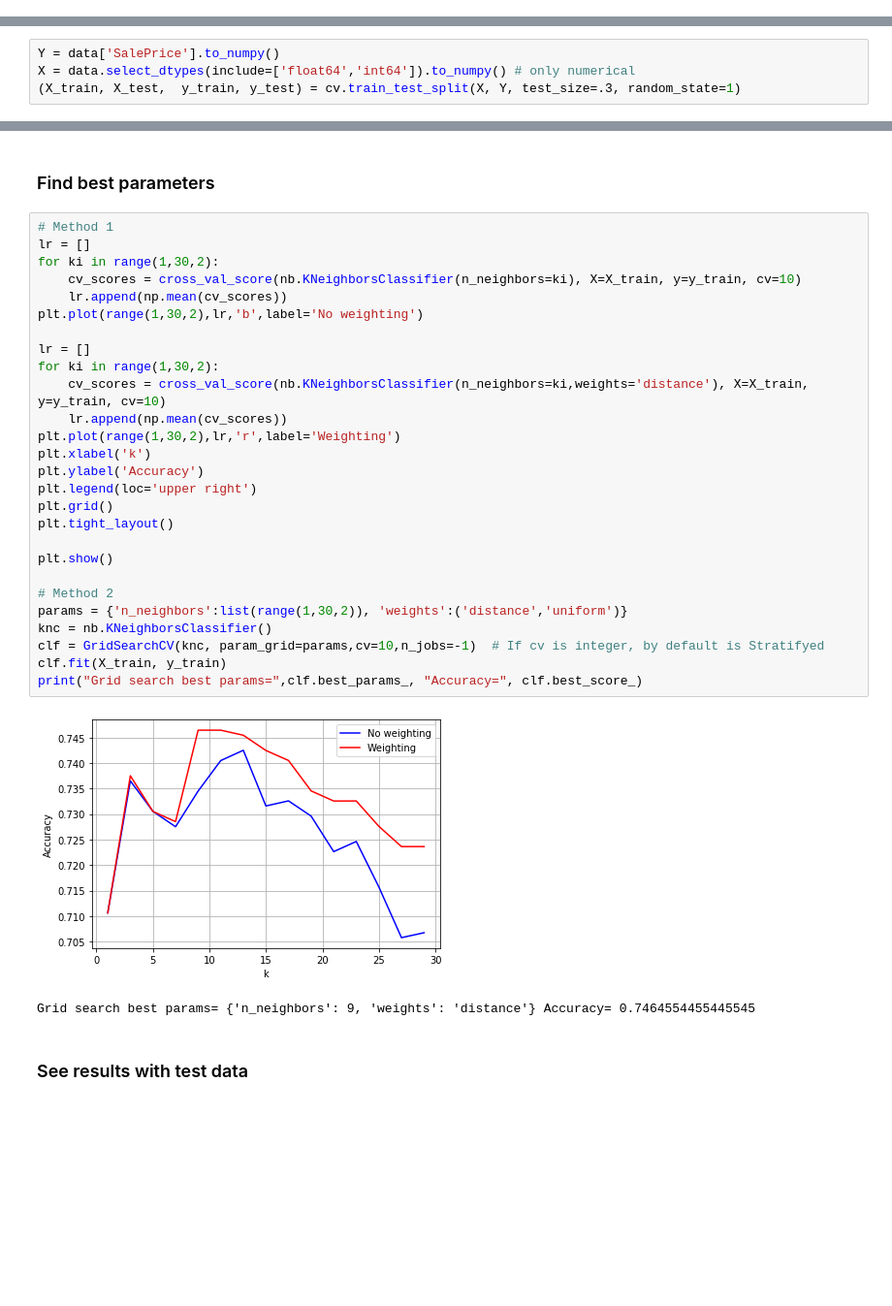
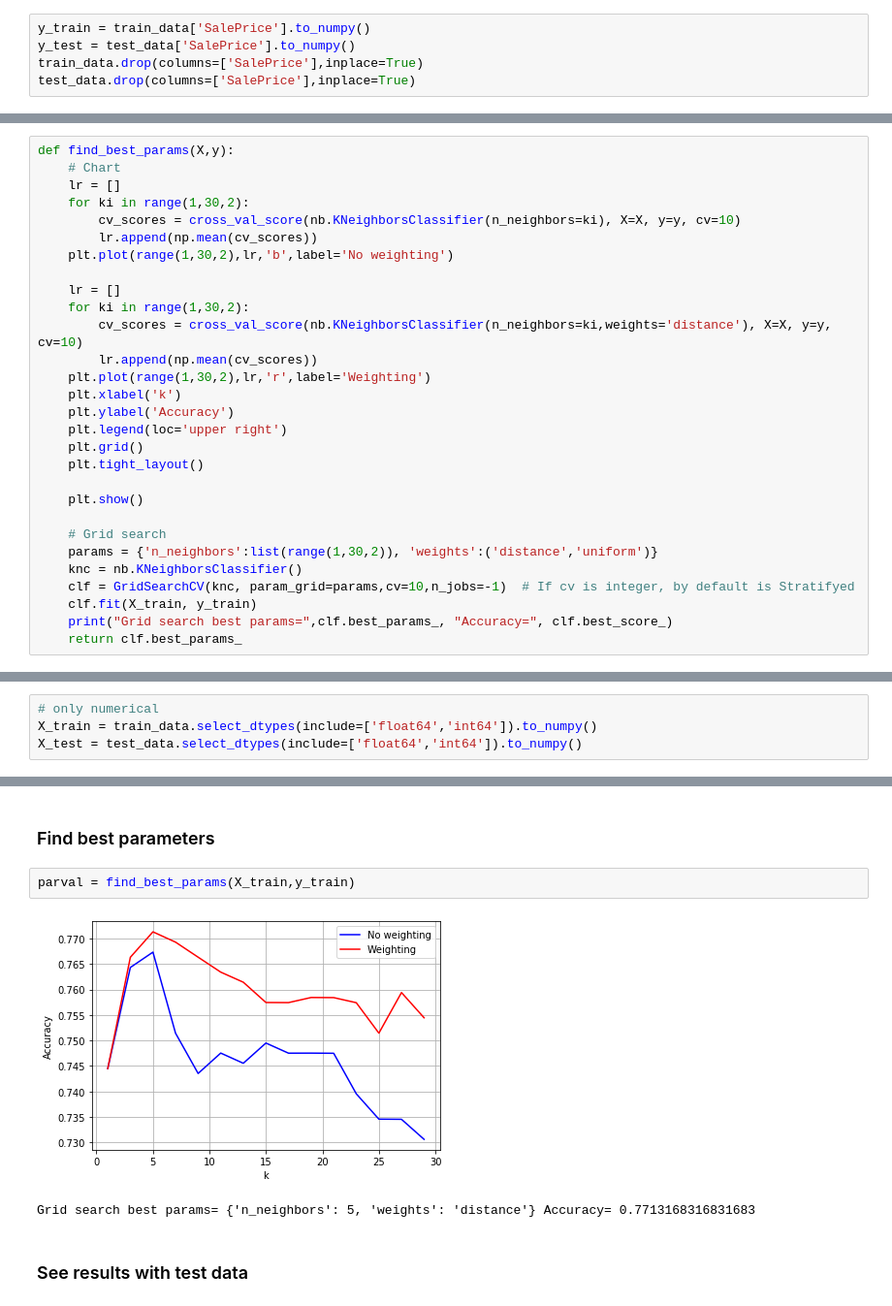
Before and after one commit to FerranAgulloLopez/DataMiningHousePrices, a Jupyter notebook: scripts/Knn.ipynb, the cells around one changed output, grey strips where cells are left out. Shown at 97% size. Saved outputs shown, nothing was run; the diff lists cells and outputs as text; blank space fills up the shorter version.

```diff
--- a/scripts/Knn.ipynb
+++ b/scripts/Knn.ipynb
@@ -25,0 +46,5 @@ print(data.shape)
+# %%
+y_train = train_data['SalePrice'].to_numpy()
+y_test = test_data['SalePrice'].to_numpy()
+train_data.drop(columns=['SalePrice'],inplace=True)
+test_data.drop(columns=['SalePrice'],inplace=True)
@@ -25,0 +63,29 @@ print(data.shape)
+# %%
+def find_best_params(X,y):
+    # Chart
+    lr = []
+    for ki in range(1,30,2):
+        cv_scores = cross_val_score(nb.KNeighborsClassifier(n_neighbors=ki), X=X, y=y, cv=10)
+        lr.append(np.mean(cv_scores))
+    plt.plot(range(1,30,2),lr,'b',label='No weighting')
+
+    lr = []
+    for ki in range(1,30,2):
+        cv_scores = cross_val_score(nb.KNeighborsClassifier(n_neighbors=ki,weights='distance'), X=X, y=y, cv=10)
+        lr.append(np.mean(cv_scores))
+    plt.plot(range(1,30,2),lr,'r',label='Weighting')
+    plt.xlabel('k')
+    plt.ylabel('Accuracy')
+    plt.legend(loc='upper right')
+    plt.grid()
+    plt.tight_layout()
+
+    plt.show()
+
+    # Grid search
+    params = {'n_neighbors':list(range(1,30,2)), 'weights':('distance','uniform')}
+    knc = nb.KNeighborsClassifier()
+    clf = GridSearchCV(knc, param_grid=params,cv=10,n_jobs=-1)  # If cv is integer, by default is Stratifyed
+    clf.fit(X_train, y_train)
+    print("Grid search best params=",clf.best_params_, "Accuracy=", clf.best_score_)
+    return clf.best_params_
@@ -28,6 +111,6 @@ print(data.shape)
-# %%
-Y = data['SalePrice'].to_numpy()
-X = data.select_dtypes(include=['float64','int64']).to_numpy() # only numerical
-(X_train, X_test,  y_train, y_test) = cv.train_test_split(X, Y, test_size=.3, random_state=1)
+# %%
+# only numerical
+X_train = train_data.select_dtypes(include=['float64','int64']).to_numpy()
+X_test = test_data.select_dtypes(include=['float64','int64']).to_numpy()
 # %% [markdown]
 ### 10 cross-validation
@@ -52,34 +130,9 @@ print(np.std(cv_scores))
 # %% [markdown]
 ### Find best parameters
-# %%
-# Method 1
-lr = []
-for ki in range(1,30,2):
-    cv_scores = cross_val_score(nb.KNeighborsClassifier(n_neighbors=ki), X=X_train, y=y_train, cv=10)
-    lr.append(np.mean(cv_scores))
-plt.plot(range(1,30,2),lr,'b',label='No weighting')
-
-lr = []
-for ki in range(1,30,2):
-    cv_scores = cross_val_score(nb.KNeighborsClassifier(n_neighbors=ki,weights='distance'), X=X_train, y=y_train, cv=10)
-    lr.append(np.mean(cv_scores))
-plt.plot(range(1,30,2),lr,'r',label='Weighting')
-plt.xlabel('k')
-plt.ylabel('Accuracy')
-plt.legend(loc='upper right')
-plt.grid()
-plt.tight_layout()
-
-plt.show()
-
-# Method 2
-params = {'n_neighbors':list(range(1,30,2)), 'weights':('distance','uniform')}
-knc = nb.KNeighborsClassifier()
-clf = GridSearchCV(knc, param_grid=params,cv=10,n_jobs=-1)  # If cv is integer, by default is Stratifyed
-clf.fit(X_train, y_train)
-print("Grid search best params=",clf.best_params_, "Accuracy=", clf.best_score_)
-# %% [output]
-[figure, removed]
-Grid search best params= {'n_neighbors': 9, 'weights': 'distance'} Accuracy= 0.7464554455445545
+# %%
+parval = find_best_params(X_train,y_train)
+# %% [output]
+[figure, added]
+Grid search best params= {'n_neighbors': 5, 'weights': 'distance'} Accuracy= 0.7713168316831683
 # %% [markdown]
 ### See results with test data
```
Also changed, not shown: parts of 54 cells of this notebook, 3 other files.
